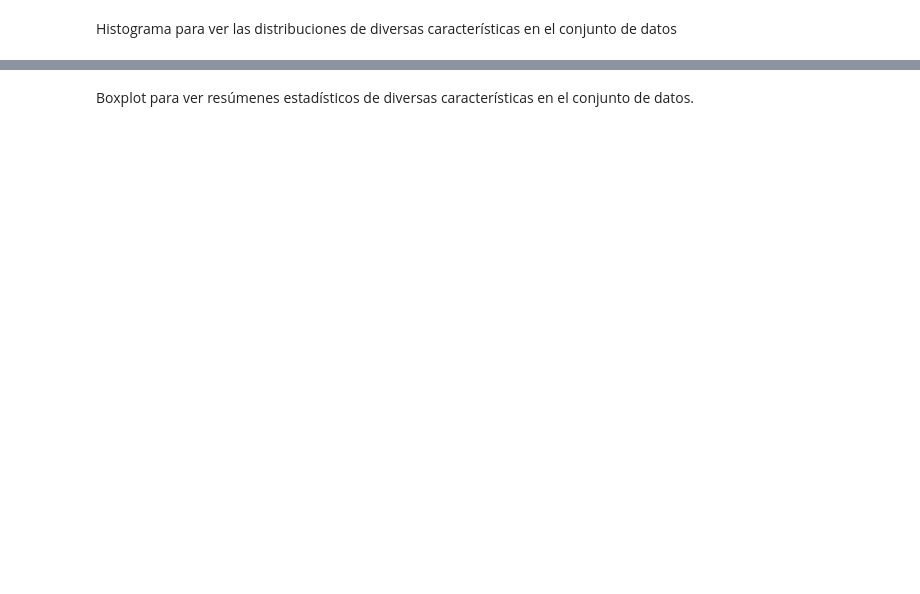
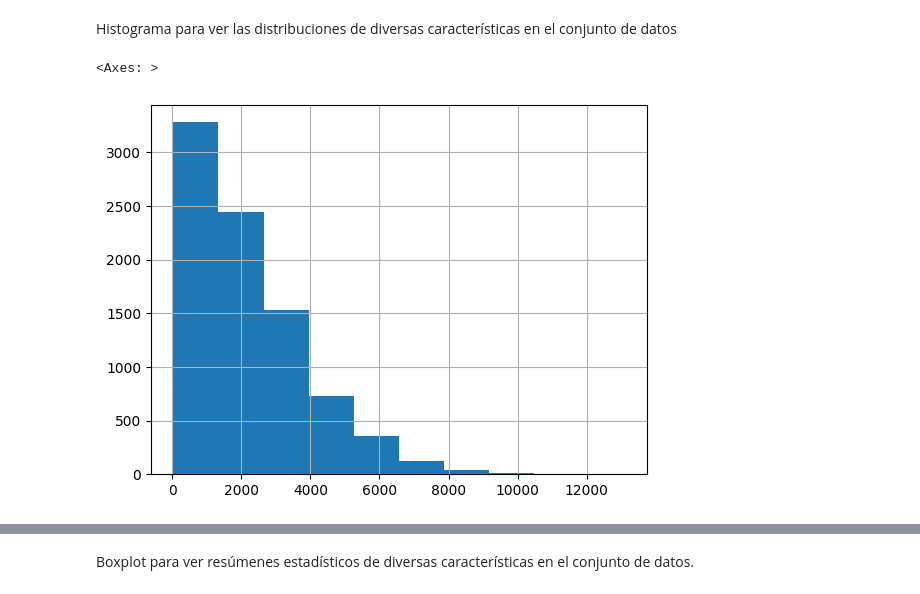
Before and after one commit to olmagra/Proyecto_Predicciones-de-ventas, a Jupyter notebook: Prediccion_Ventas_Alimentos.ipynb, the cells around one changed output, grey strips where cells are left out. Cells and saved outputs as stored; diff of their text form; code cells hidden in the pictures; blank space fills up the shorter version.

Commit message:
Modelo de predicción de ventas de alimentos

```diff
--- a/Prediccion_Ventas_Alimentos.ipynb
+++ b/Prediccion_Ventas_Alimentos.ipynb
@@ -456,2 +461,8 @@ df['Item_MRP'].mean() #Para la columna 'Item_MRP' calculo la media o promedio
 # %% [markdown]
 Histograma para ver las distribuciones de diversas características en el conjunto de datos
+# %%
+# Hacer un histogram con la columna de ventas con ajustes por defecto para entender la distribución de los datos
+df['Item_Outlet_Sales'].hist()
+# %% [output]
+<Axes: >
+[figure, added]
```
Also changed, not shown: parts of 15 cells of this notebook.
